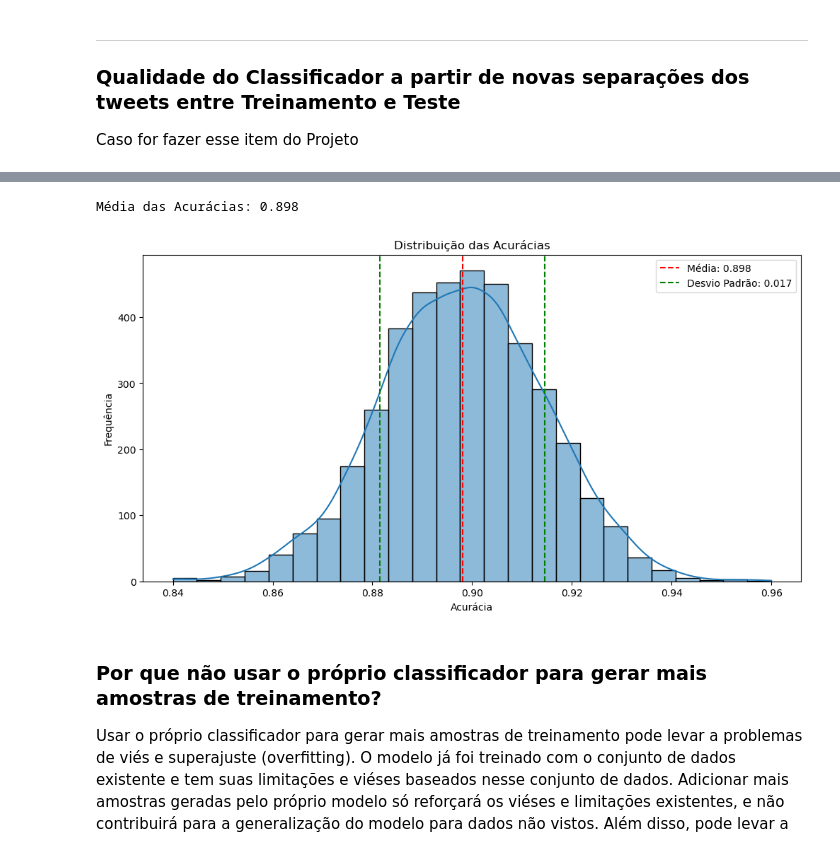
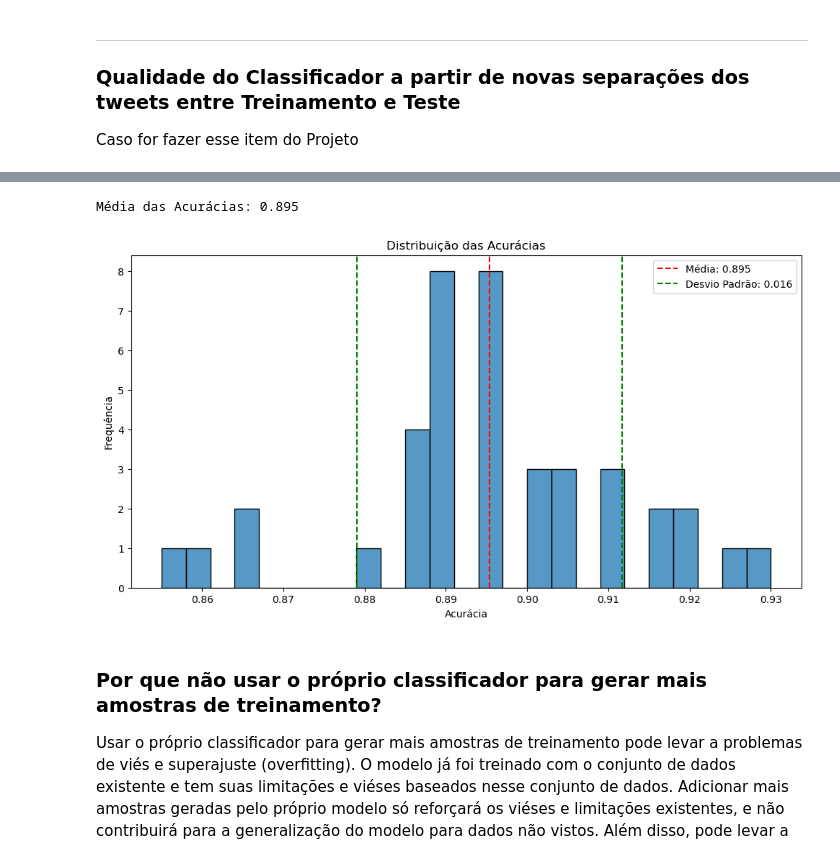
Before and after one commit to enzojunq/Projeto1_CDADOS, a Jupyter notebook: Projeto1 Template.ipynb, the cells around one changed output, grey strips where cells are left out. Saved outputs shown, nothing was run; the diff lists cells and outputs as text; code cells hidden in the pictures.

```diff
--- a/Projeto1 Template.ipynb
+++ b/Projeto1 Template.ipynb
@@ -414,7 +396,7 @@ Caso for fazer esse item do Projeto
 teste.to_excel('teste.xlsx', index=False)
 treino.to_excel('treino.xlsx', index=False)
 # %%
-iteracoes = 4000
+iteracoes = 40
 acuracias = []
 
 for i in range(iteracoes):
@@ -440,26 +444,26 @@ media_acuracia
 # %%
 import matplotlib.pyplot as plt
 import seaborn as sns
 
 # Calculando a média e o desvio padrão das acurácias
 media_acuracia = np.mean(acuracias)
 print(f'Média das Acurácias: {media_acuracia:.3f}')
 desvio_padrao_acuracia = np.std(acuracias)
 
 # Criando o gráfico de distribuição
 plt.figure(figsize=(12, 6))
-sns.histplot(acuracias, kde=True, bins=25)
+sns.histplot(acuracias, bins=25)
 plt.axvline(media_acuracia, color='r', linestyle='--', label=f'Média: {media_acuracia:.3f}')
 plt.axvline(media_acuracia + desvio_padrao_acuracia, color='g', linestyle='--', label=f'Desvio Padrão: {desvio_padrao_acuracia:.3f}')
 plt.axvline(media_acuracia - desvio_padrao_acuracia, color='g', linestyle='--')
 plt.title('Distribuição das Acurácias')
 plt.xlabel('Acurácia')
 plt.ylabel('Frequência')
 plt.legend()
 plt.show()
 # %% [output]
-Média das Acurácias: 0.898
+Média das Acurácias: 0.895
-[figure, old version]
+[figure, new version]
 # %% [markdown]
 ### Por que não usar o próprio classificador para gerar mais amostras de treinamento?
 Usar o próprio classificador para gerar mais amostras de treinamento pode levar a problemas de viés e superajuste (overfitting). O modelo já foi treinado com o conjunto de dados existente e tem suas limitações e viéses baseados nesse conjunto de dados. Adicionar mais amostras geradas pelo próprio modelo só reforçará os viéses e limitações existentes, e não contribuirá para a generalização do modelo para dados não vistos. Além disso, pode levar a uma falsa sensação de precisão e confiança no modelo, já que as amostras adicionadas são, por definição, bem classificadas pelo modelo.
```
Also changed, not shown: parts of 12 cells of this notebook, 3 other files.
